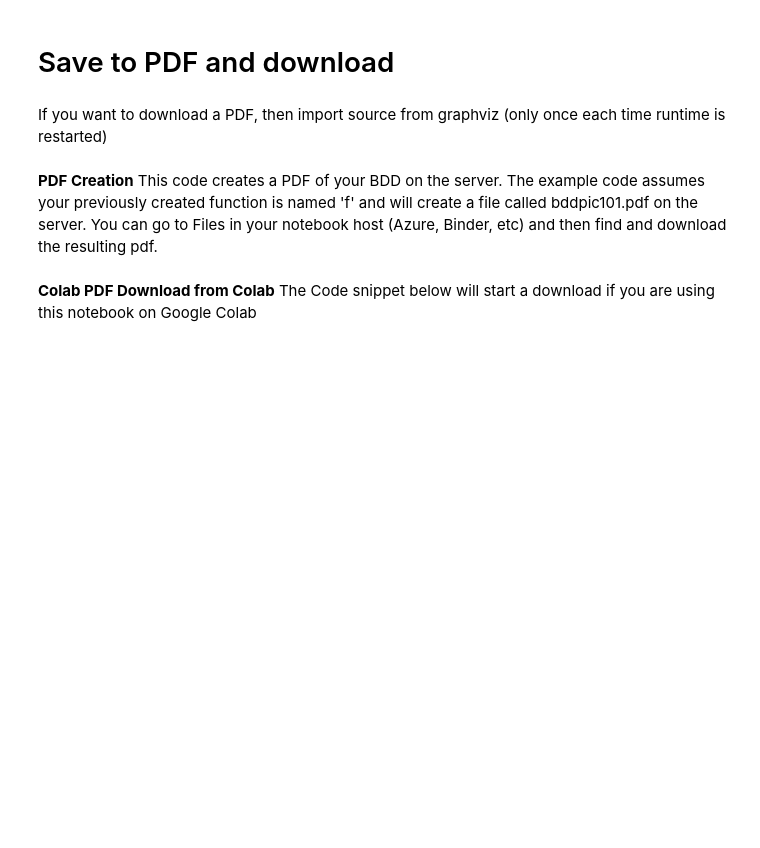
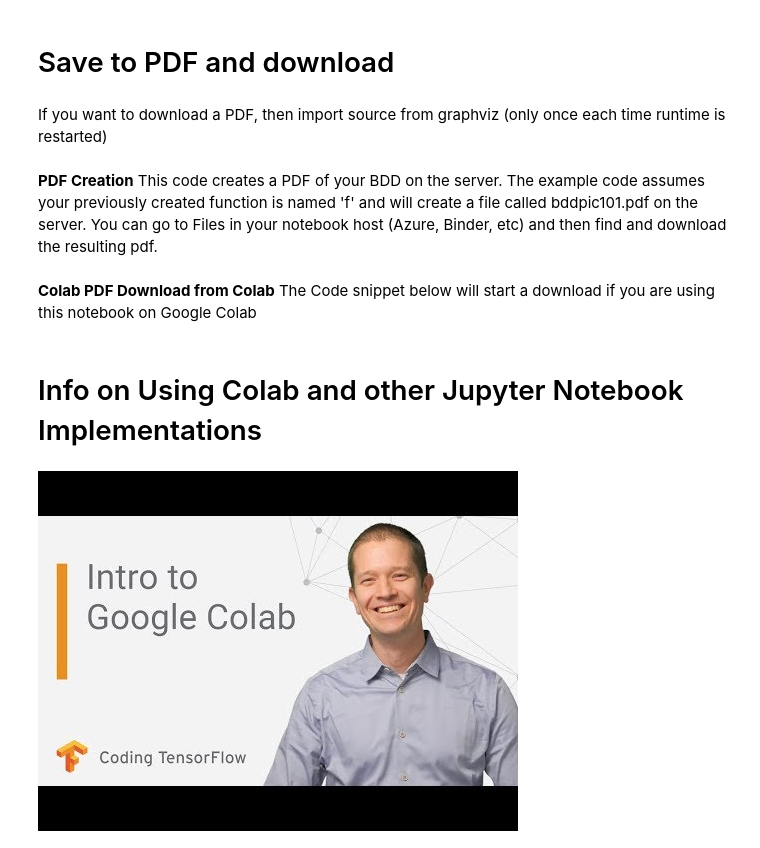
Before and after one commit to bluesprite/bdd-notebook, a Jupyter notebook: BDD_Generator.ipynb, the cells around one changed output. Drawn from its saved outputs; the diff is of its cells as text; code cells hidden in the pictures; blank space fills up the shorter version.

```diff
--- a/BDD_Generator.ipynb
+++ b/BDD_Generator.ipynb
@@ -65,3 +65,12 @@ The Code snippet below will start a download if you are using this notebook on G
 # %%
 from google.colab import files
 files.download('bddpic101.pdf')
+# %% [markdown]
+# Info on Using Colab and other Jupyter Notebook Implementations
+# %%
+#@title Introducing Colaboratory
+#@markdown This 3-minute video gives an overview of the key features of Colaboratory:
+from IPython.display import YouTubeVideo
+YouTubeVideo('inN8seMm7UI', width=600, height=400)
+# %% [output]
+[figure, added]
```
Also changed, not shown: parts of 5 cells of this notebook.
